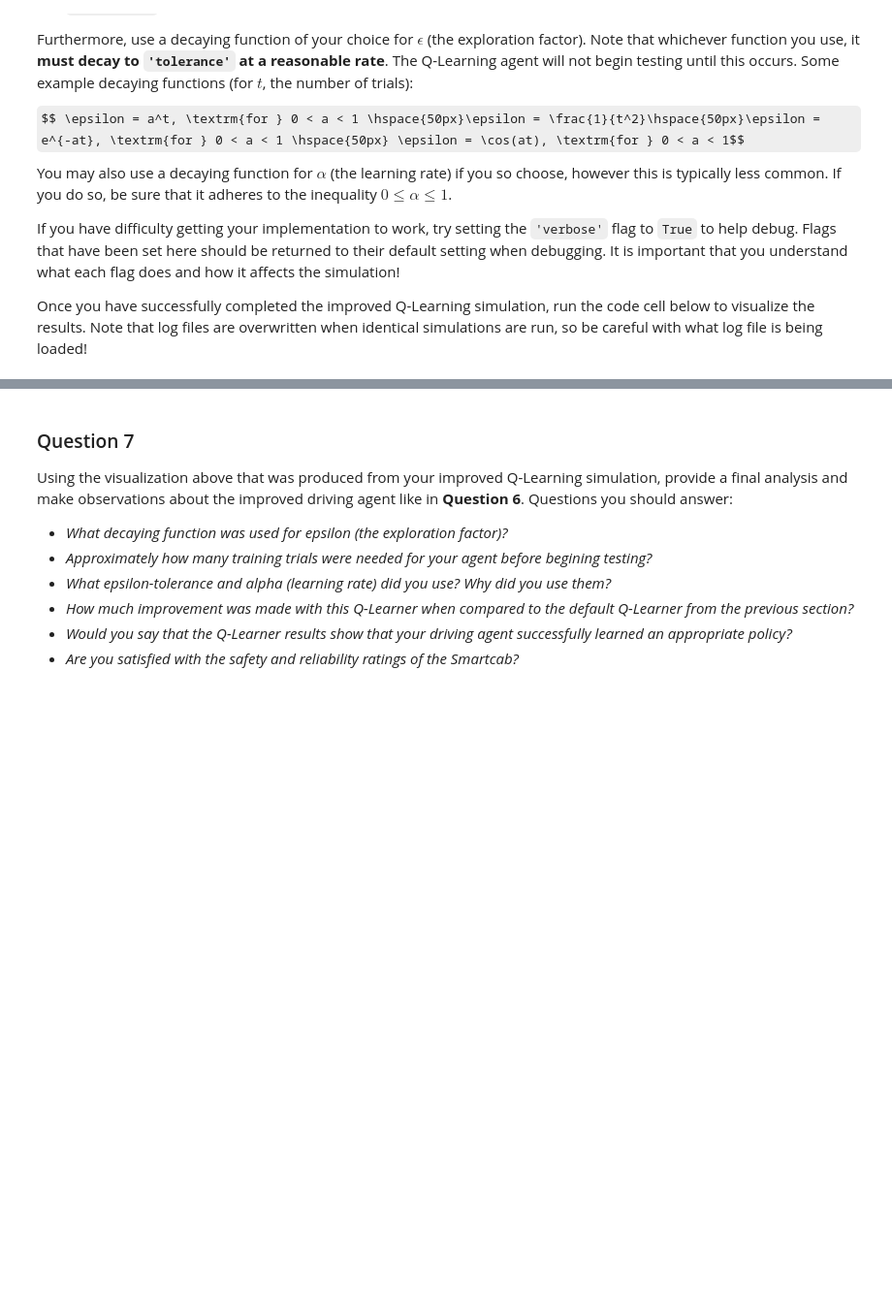
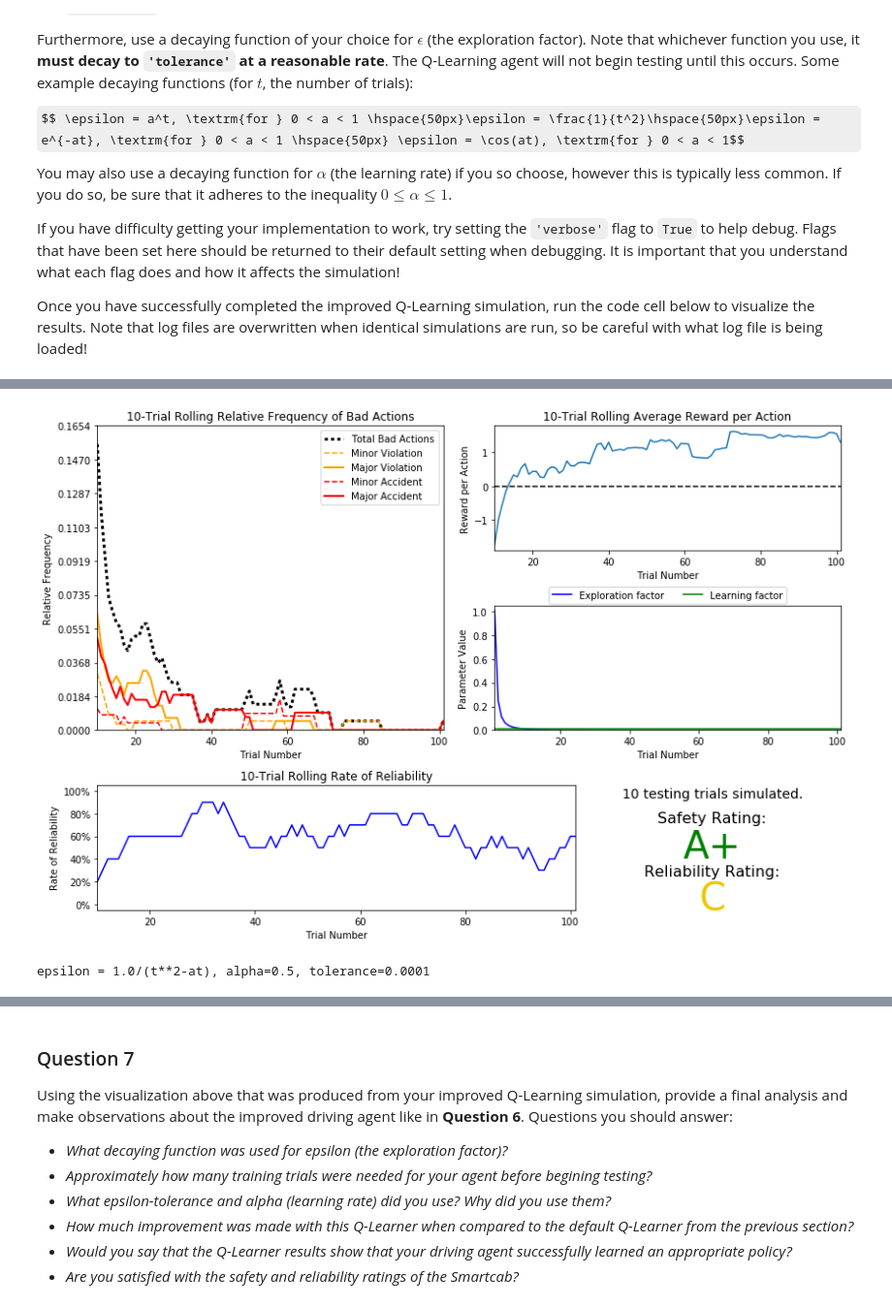
Before and after one commit to jovanimtzrico/machine-learning-1, a Jupyter notebook: projects/smartcab/smartcab.ipynb, the cells around one changed output, grey strips where cells are left out. Shown at 97% size. Saved outputs shown, nothing was run; the diff lists cells and outputs as text; code cells hidden in the pictures; some formulas as TeX source; blank space fills up the shorter version.

```diff
--- a/projects/smartcab/smartcab.ipynb
+++ b/projects/smartcab/smartcab.ipynb
@@ -206,0 +302,7 @@ Once you have successfully completed the improved Q-Learning simulation, run the
+# %%
+# Load the 'sim_improved-learning' file from the improved Q-Learning simulation
+vs.plot_trials('sim_improved-learning.csv')
+print("epsilon = 1.0/(t**2-at), alpha=0.5, tolerance=0.0001")
+# %% [output]
+[figure, added]
+epsilon = 1.0/(t**2-at), alpha=0.5, tolerance=0.0001
```
Also changed, not shown: parts of 22 cells of this notebook, 3 other files.
